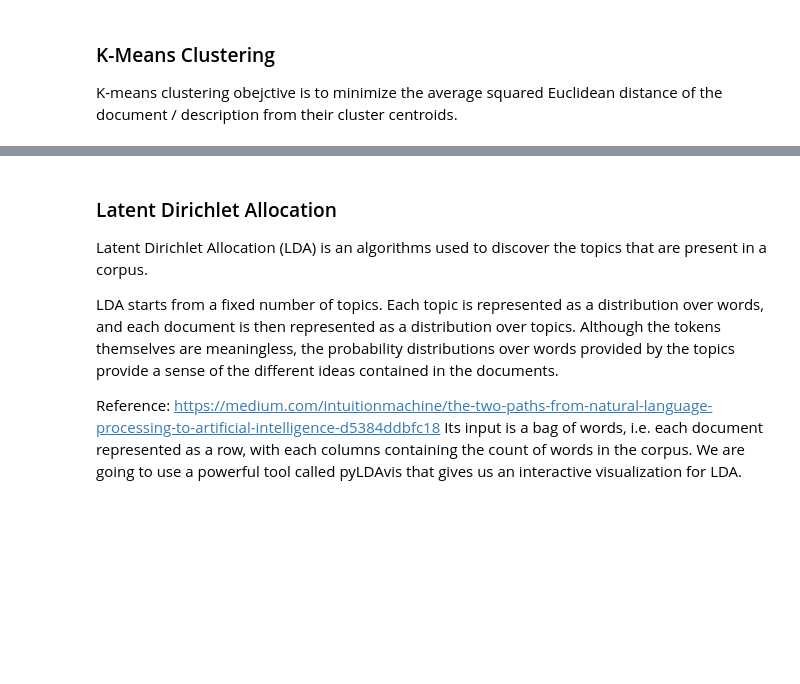
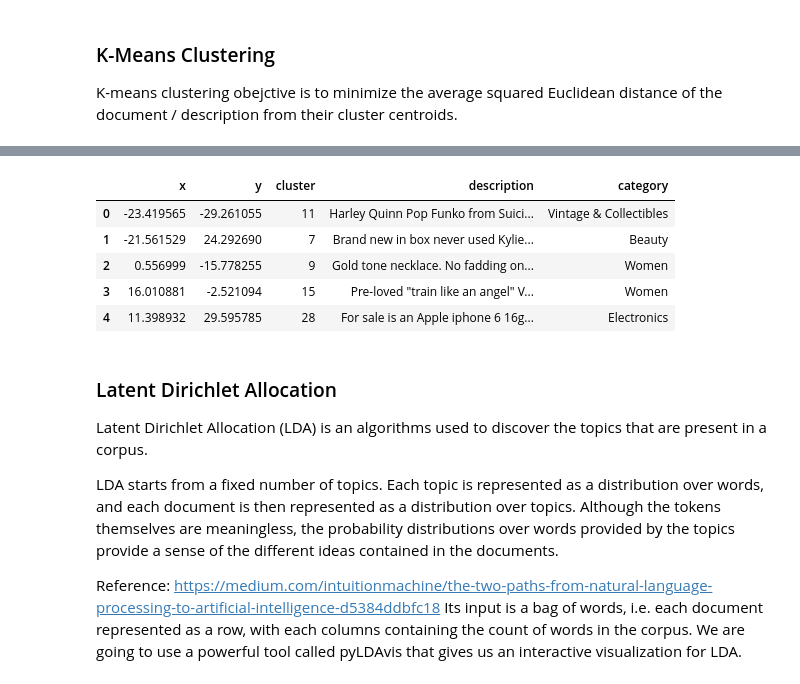
Before and after one commit to deepansh27/RetailPriceRecommendation, a Jupyter notebook: Part2- TextMining.ipynb, the cells around one changed output, grey strips where cells are left out. Saved outputs shown, nothing was run; the diff lists cells and outputs as text; code cells hidden in the pictures; blank space fills up the shorter version.

```diff
--- a/Part2- TextMining.ipynb
+++ b/Part2- TextMining.ipynb
@@ -394,6 +454,15 @@ kmeans_df['cluster'] = kmeans_clusters
 kmeans_df['description'] = combined_sample['item_description']
 kmeans_df['category'] = combined_sample['general_cat']
 #kmeans_df['cluster']=kmeans_df.cluster.astype(str).astype('category')
+# %%
+kmeans_df.head()
+# %% [output]
+|  | x | y | cluster | description | category |
+| 0 | -23.419565 | -29.261055 | 11 | Harley Quinn Pop Funko from Suici... | Vintage & Collectibles |
+| 1 | -21.561529 | 24.292690 | 7 | Brand new in box never used Kylie... | Beauty |
+| 2 | 0.556999 | -15.778255 | 9 | Gold tone necklace. No fadding on... | Women |
+| 3 | 16.010881 | -2.521094 | 15 | Pre-loved "train like an angel" V... | Women |
+| 4 | 11.398932 | 29.595785 | 28 | For sale is an Apple iphone 6 16g... | Electronics |
 # %%
 plot_kmeans = bp.figure(plot_width=700, plot_height=600,
                         title="KMeans clustering of the description",
```
Also changed, not shown: parts of 16 cells of this notebook.
